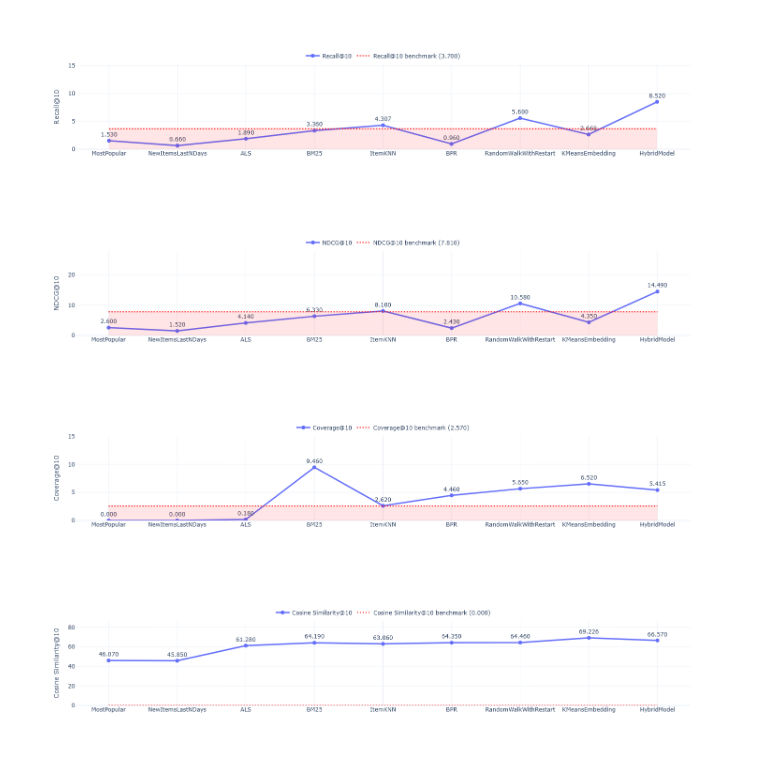
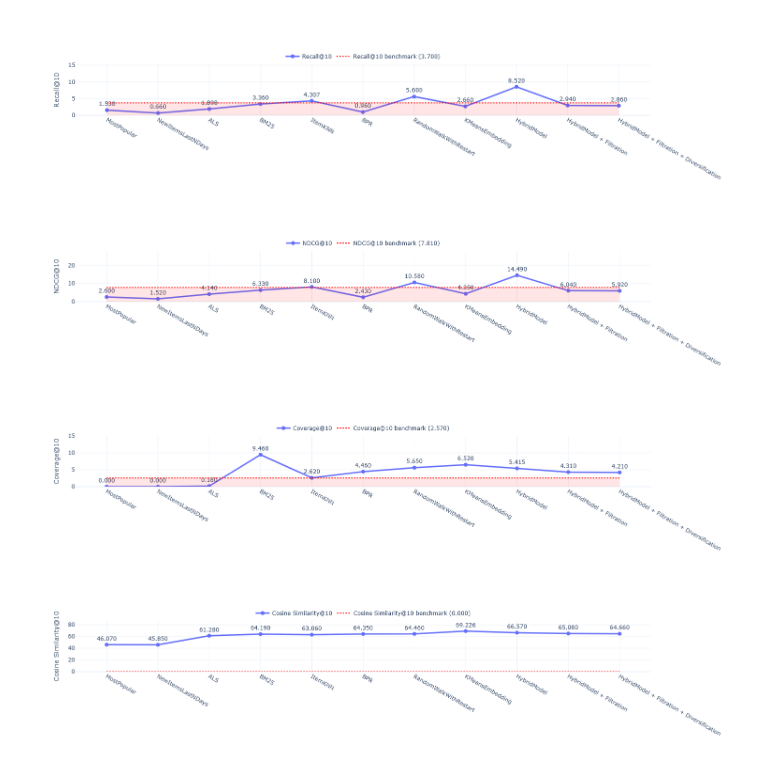
Before and after one commit to Nastasy822/music-recommendation-experiments, a Jupyter notebook: notebooks/results.ipynb, the cells around one changed output. Cells and saved outputs as stored; diff of their text form; code cells hidden in the pictures.

Commit message:
feat(readme): apply Filtration + Diversification

```diff
--- a/notebooks/results.ipynb
+++ b/notebooks/results.ipynb
@@ -87,12 +87,16 @@ experiments = [
     "RandomWalkWithRestart",
     "KMeansEmbedding",
     "HybridModel",
+    "HybridModel + Filtration",
+    "HybridModel + Filtration + Diversification",
+
 ]
 
-recall_scores = np.array([0.0153, 0.0066,  0.0189,  0.0336, 0.04307, 0.0096, 0.0560, 0.0266, 0.0852,])*100
-ndcg_scores   = np.array([0.0260, 0.0152,  0.0414,  0.0633, 0.0810, 0.0243, 0.1058, 0.0435, 0.1449, ])*100
-coverage_scores   = np.array([0.0000, 0.0000,  0.0018, 0.0946, 0.0262, 0.0446, 0.0565, 0.0652, 0.05415, ])*100
-cosine_similarity_scores   = np.array([0.4607, 0.4585,  0.6128,  0.6419, 0.6306, 0.6435, 0.6446, 0.69226, 0.6657, ])*100
+
+recall_scores = np.array([0.0153, 0.0066,  0.0189,  0.0336, 0.04307, 0.0096, 0.0560, 0.0266, 0.0852, 0.0294, 0.0262])*100
+ndcg_scores   = np.array([0.0260, 0.0152,  0.0414,  0.0633, 0.0810, 0.0243, 0.1058, 0.0435, 0.1449, 0.0604, 0.0569])*100
+coverage_scores   = np.array([0.0000, 0.0000,  0.0018, 0.0946, 0.0262, 0.0446, 0.0565, 0.0652, 0.05415,0.0431 , 0.0415])*100
+cosine_similarity_scores   = np.array([0.4607, 0.4585,  0.6128,  0.6419, 0.6306, 0.6435, 0.6446, 0.69226, 0.6657, 0.6508, 0.6386])*100
 
 
 # 1) график Recall@10
@@ -100,35 +104,35 @@ fig_recall = plot_metric_with_benchmark(
     "Recall@10", recall_scores, experiments,
     benchmark_value=0.037*100,    # максимум авторов по Recall
     dashed=False
 )
 fig_recall.show()
 
 # 2) график NDCG@10
 fig_ndcg = plot_metric_with_benchmark(
     "NDCG@10", ndcg_scores, experiments,
     benchmark_value=0.0781*100,    # максимум авторов по NDCG
     dashed=False              # отличим стиль линий, если хочешь
 )
 fig_ndcg.show()
 
 # 3) график Coverage@10
 fig_coverage = plot_metric_with_benchmark(
     "Coverage@10", coverage_scores, experiments,
     benchmark_value=0.0257*100,    # максимум авторов по Coverage
     dashed=False
 )
 fig_coverage.show()
 
 
-# 3) график Coverage@10
+# 4) график Cosine Similarity@10
 fig_cosine_similarity = plot_metric_with_benchmark(
     "Cosine Similarity@10", cosine_similarity_scores, experiments,
     benchmark_value=0.0000*100,    # максимум авторов по Coverage
     dashed=False
 )
 fig_cosine_similarity.show()
 # %% [output]
-[figure, old version]
+[figure, new version]
-[figure, old version]
+[figure, new version]
-[figure, old version]
+[figure, new version]
-[figure, old version]
+[figure, new version]
```
Also changed, not shown: 4 other files.
